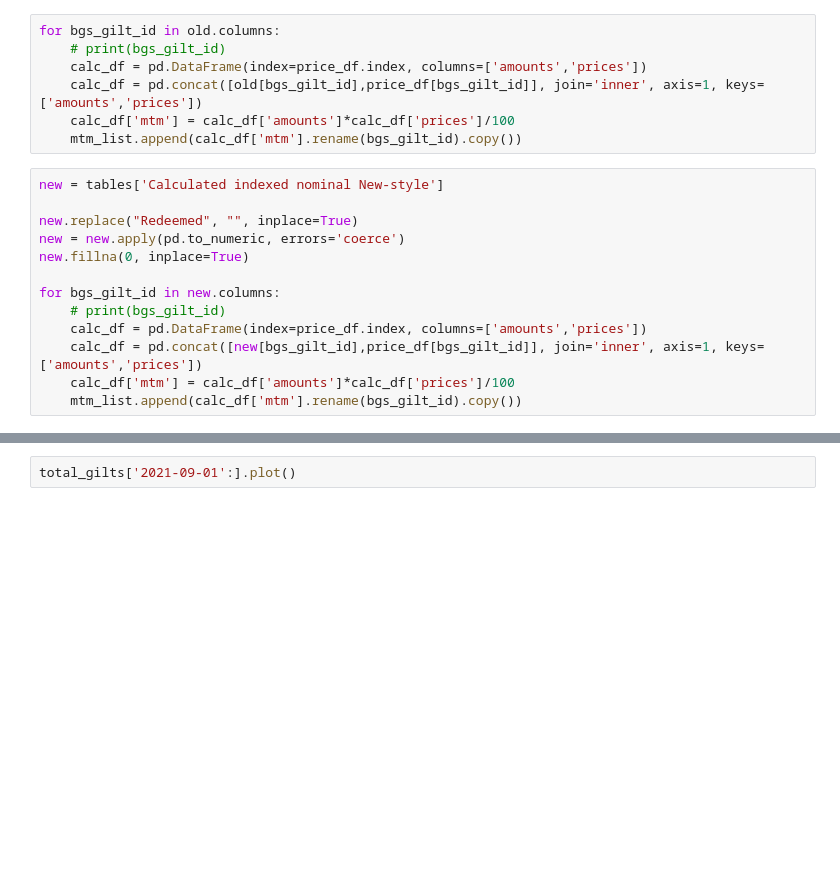
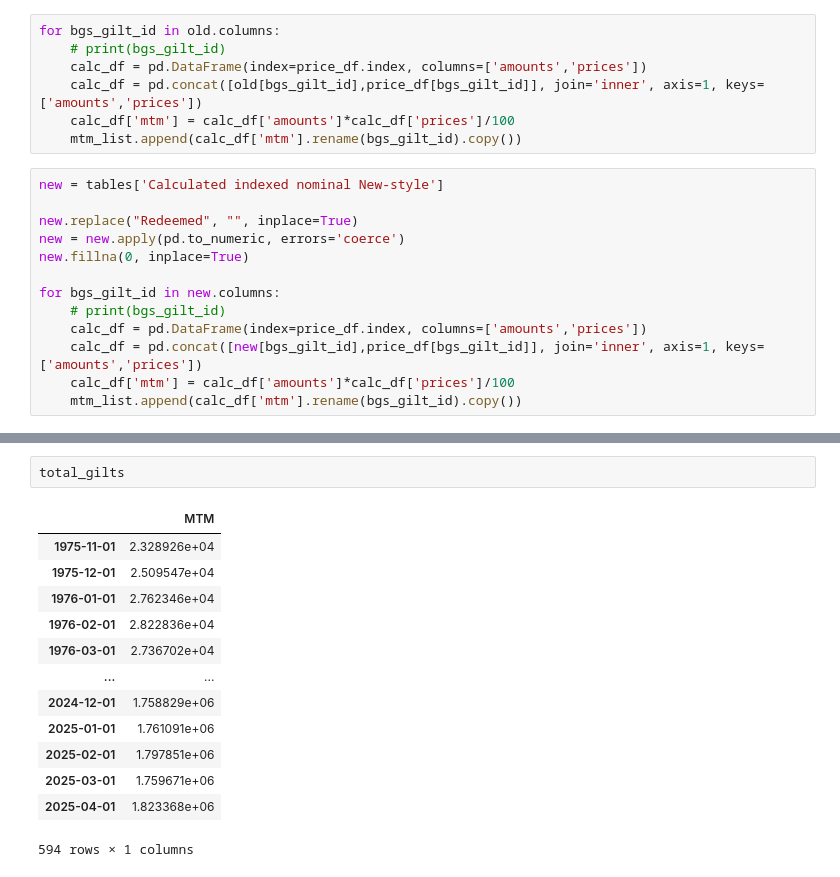
Before and after one commit to cormach/economy, a Jupyter notebook: bonds.ipynb, the cells around one changed output, grey strips where cells are left out. Drawn from its saved outputs; the diff is of its cells as text; blank space fills up the shorter version.

```diff
--- a/bonds.ipynb
+++ b/bonds.ipynb
@@ -196,2 +459,16 @@ total_nominal.tail()
-# %%
-total_gilts['2021-09-01':].plot()
+# %%
+total_gilts
+# %% [output]
+|  | MTM |
+| 1975-11-01 | 2.328926e+04 |
+| 1975-12-01 | 2.509547e+04 |
+| 1976-01-01 | 2.762346e+04 |
+| 1976-02-01 | 2.822836e+04 |
+| 1976-03-01 | 2.736702e+04 |
+| ... | ... |
+| 2024-12-01 | 1.758829e+06 |
+| 2025-01-01 | 1.761091e+06 |
+| 2025-02-01 | 1.797851e+06 |
+| 2025-03-01 | 1.759671e+06 |
+| 2025-04-01 | 1.823368e+06 |
+594 rows × 1 columns
```
Also changed, not shown: parts of 41 cells of this notebook, 6 other files.
